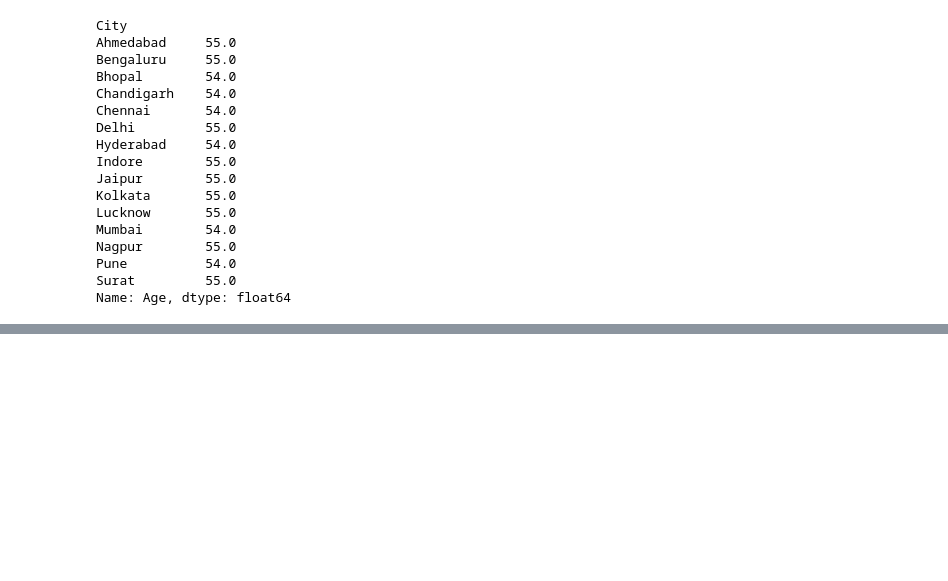
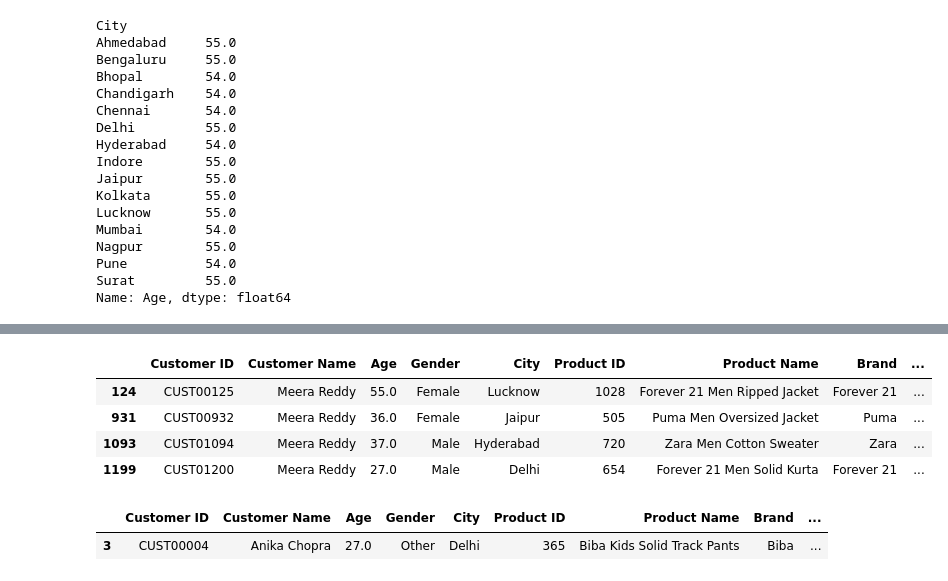
Before and after one commit to fahim-yadgir/Pandas_practice_8, a Jupyter notebook: Untitled40.ipynb, the cells around one changed output, grey strips where cells are left out. Saved outputs shown, nothing was run; the diff lists cells and outputs as text; code cells hidden in the pictures; blank space fills up the shorter version.

```diff
--- a/Untitled40.ipynb
+++ b/Untitled40.ipynb
@@ -292,0 +309,13 @@ Name: Age, dtype: float64
+# %%
+df[df["Customer Name"]=="Meera Reddy"]
+# %% [output]
+|  | Customer ID | Customer Name | Age | Gender | City | Product ID | Product Name | Brand | ... |
+| 124 | CUST00125 | Meera Reddy | 55.0 | Female | Lucknow | 1028 | Forever 21 Men Ripped Jacket | Forever 21 | ... |
+| 931 | CUST00932 | Meera Reddy | 36.0 | Female | Jaipur | 505 | Puma Men Oversized Jacket | Puma | ... |
+| 1093 | CUST01094 | Meera Reddy | 37.0 | Male | Hyderabad | 720 | Zara Men Cotton Sweater | Zara | ... |
+| 1199 | CUST01200 | Meera Reddy | 27.0 | Male | Delhi | 654 | Forever 21 Men Solid Kurta | Forever 21 | ... |
+# %%
+df[df["Customer Name"]=="Anika Chopra"]
+# %% [output]
+|  | Customer ID | Customer Name | Age | Gender | City | Product ID | Product Name | Brand | ... |
+| 3 | CUST00004 | Anika Chopra | 27.0 | Other | Delhi | 365 | Biba Kids Solid Track Pants | Biba | ... |
```
Also changed, not shown: parts of 1 cell of this notebook.
